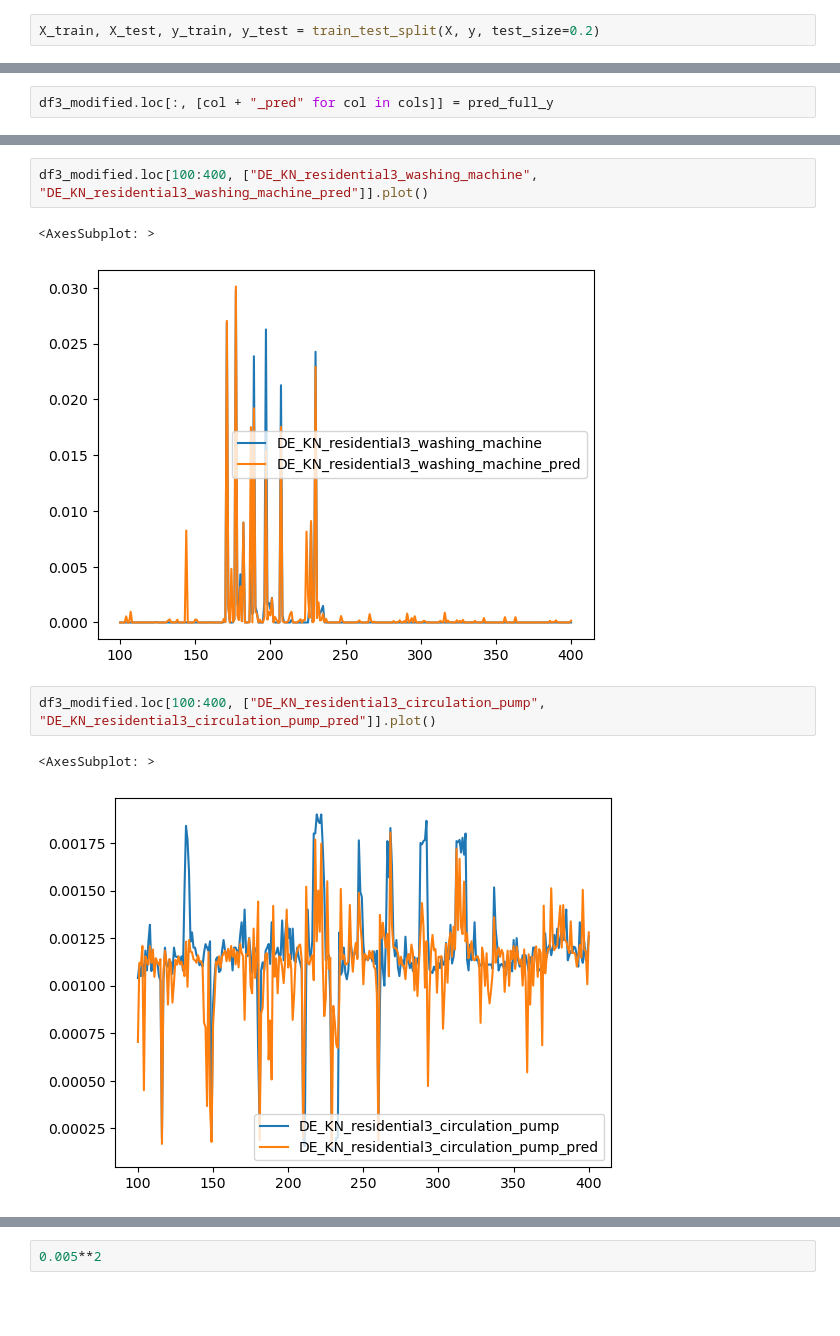
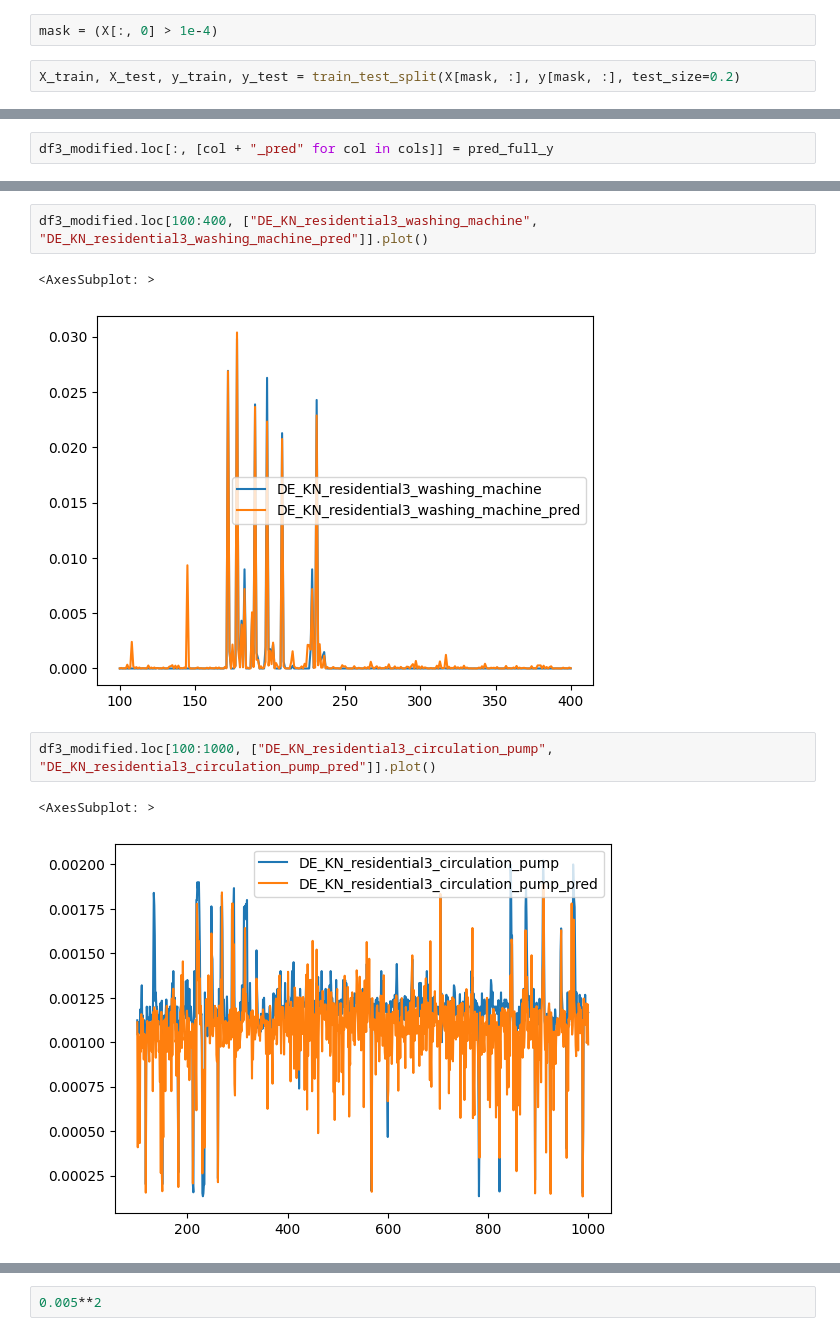
Before and after one commit to knmlprz/BITEhack-Untitled.ipynb, a Jupyter notebook: Notebooks/vEDA.ipynb, the cells around one changed output, grey strips where cells are left out. Drawn from its saved outputs; the diff is of its cells as text; blank space fills up the shorter version.

```diff
--- a/Notebooks/vEDA.ipynb
+++ b/Notebooks/vEDA.ipynb
@@ -126,5 +150,7 @@ y = df3_modified.loc[:, cols].values
+# %%
+mask = (X[:, 0] > 1e-4)
 # %%
-X_train, X_test, y_train, y_test = train_test_split(X, y, test_size=0.2)
+X_train, X_test, y_train, y_test = train_test_split(X[mask, :], y[mask, :], test_size=0.2)
 # %%
 model.fit(X_train, y_train)
 # %% [output]
@@ -155,12 +197,12 @@ df3_modified
 df3_modified.loc[100:400, ["DE_KN_residential3_washing_machine", "DE_KN_residential3_washing_machine_pred"]].plot()
 # %% [output]
 <AxesSubplot: >
-[figure, old version]
+[figure, new version]
 # %%
-df3_modified.loc[100:400, ["DE_KN_residential3_circulation_pump", "DE_KN_residential3_circulation_pump_pred"]].plot()
+df3_modified.loc[100:1000, ["DE_KN_residential3_circulation_pump", "DE_KN_residential3_circulation_pump_pred"]].plot()
 # %% [output]
 <AxesSubplot: >
-[figure, old version]
+[figure, new version]
 # %%
 df3_modified.loc[200:400, ["DE_KN_residential3_dishwasher", "DE_KN_residential3_dishwasher_pred"]].plot()
 # %% [output]
```
Also changed, not shown: parts of 36 cells of this notebook, 3 other files.
